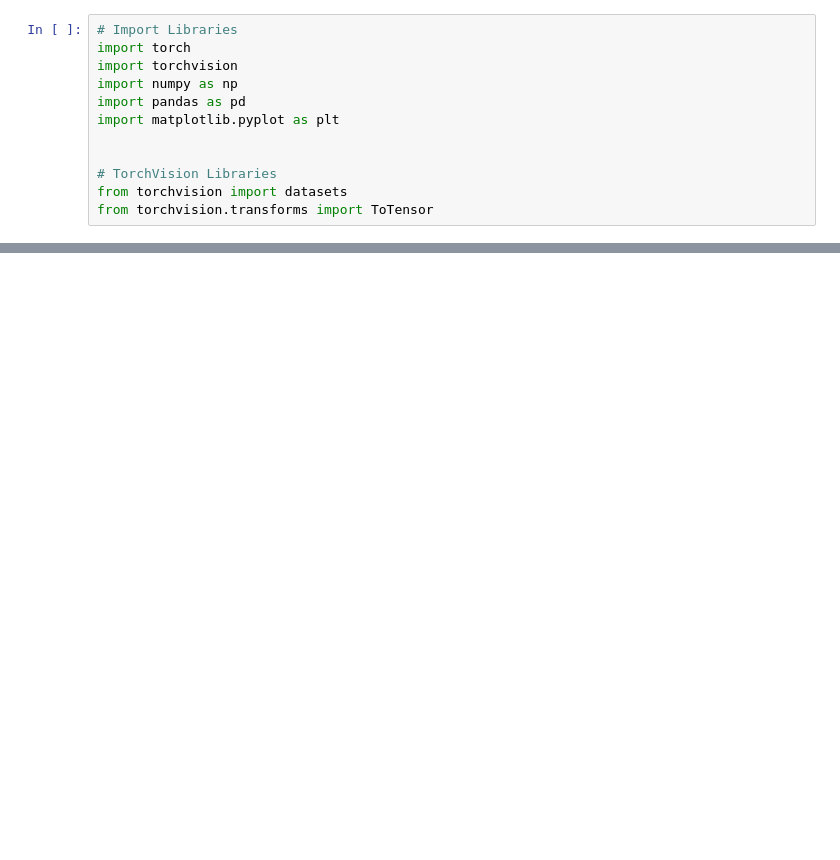
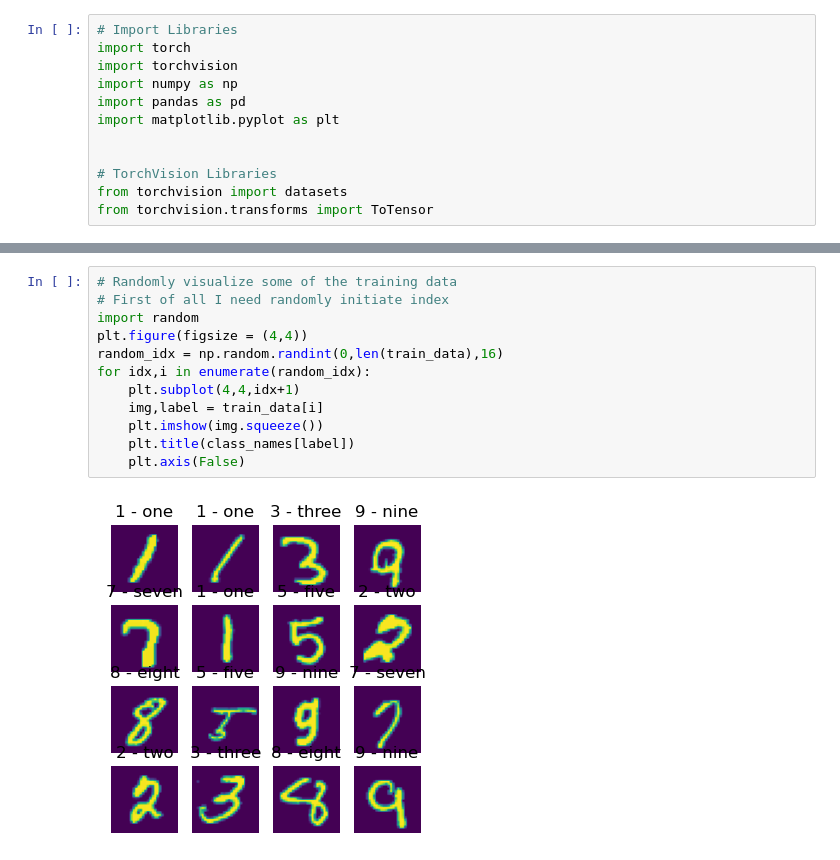
Before and after one commit to Tinonturja/PyTorch-Basics-with-Computer-Vision, a Jupyter notebook: MNIST.ipynb, the cells around one changed output, grey strips where cells are left out. Cells and saved outputs as stored; diff of their text form; blank space fills up the shorter version.

```diff
--- a/MNIST.ipynb
+++ b/MNIST.ipynb
@@ -59,0 +99,14 @@ Extracting data/MNIST/raw/t10k-labels-idx1-ubyte.gz to data/MNIST/raw
+# %%
+# Randomly visualize some of the training data
+# First of all I need randomly initiate index
+import random
+plt.figure(figsize = (4,4))
+random_idx = np.random.randint(0,len(train_data),16)
+for idx,i in enumerate(random_idx):
+    plt.subplot(4,4,idx+1)
+    img,label = train_data[i]
+    plt.imshow(img.squeeze())
+    plt.title(class_names[label])
+    plt.axis(False)
+# %% [output]
+[figure, added]
```
Also changed, not shown: parts of 8 cells of this notebook.
